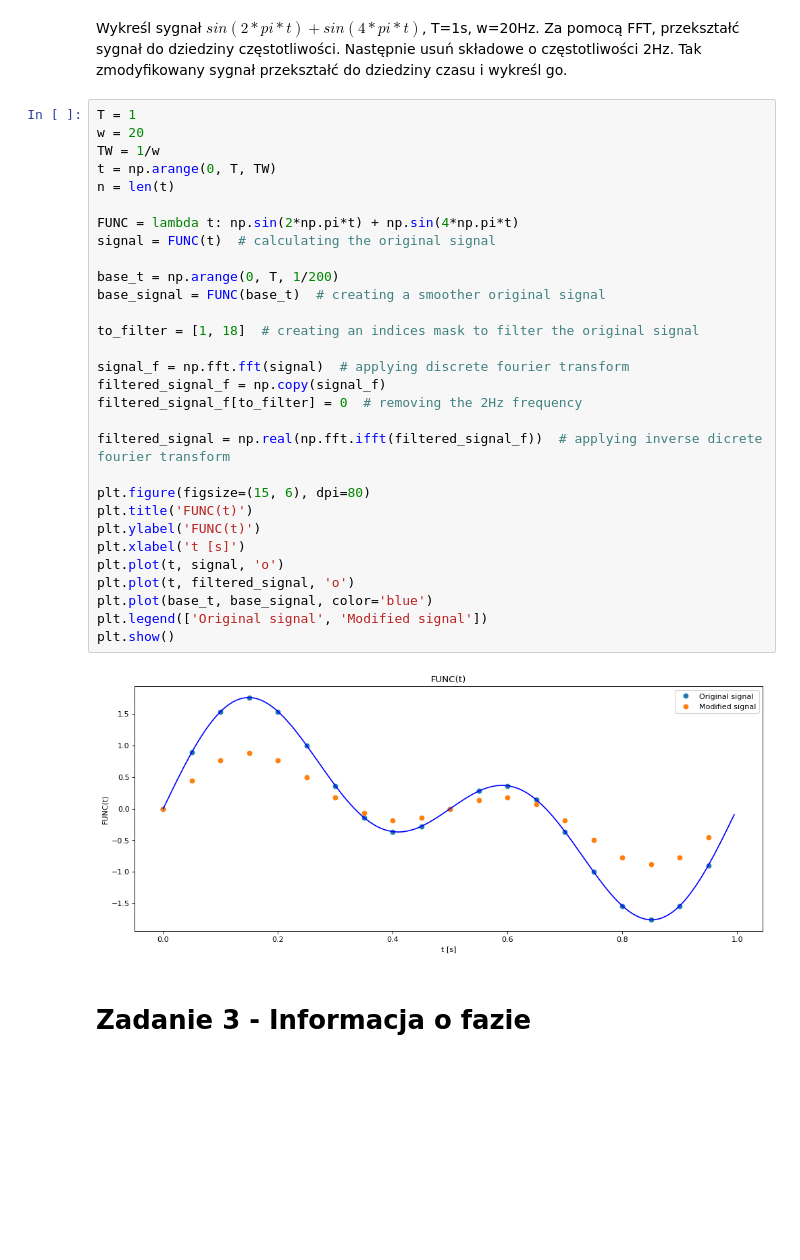
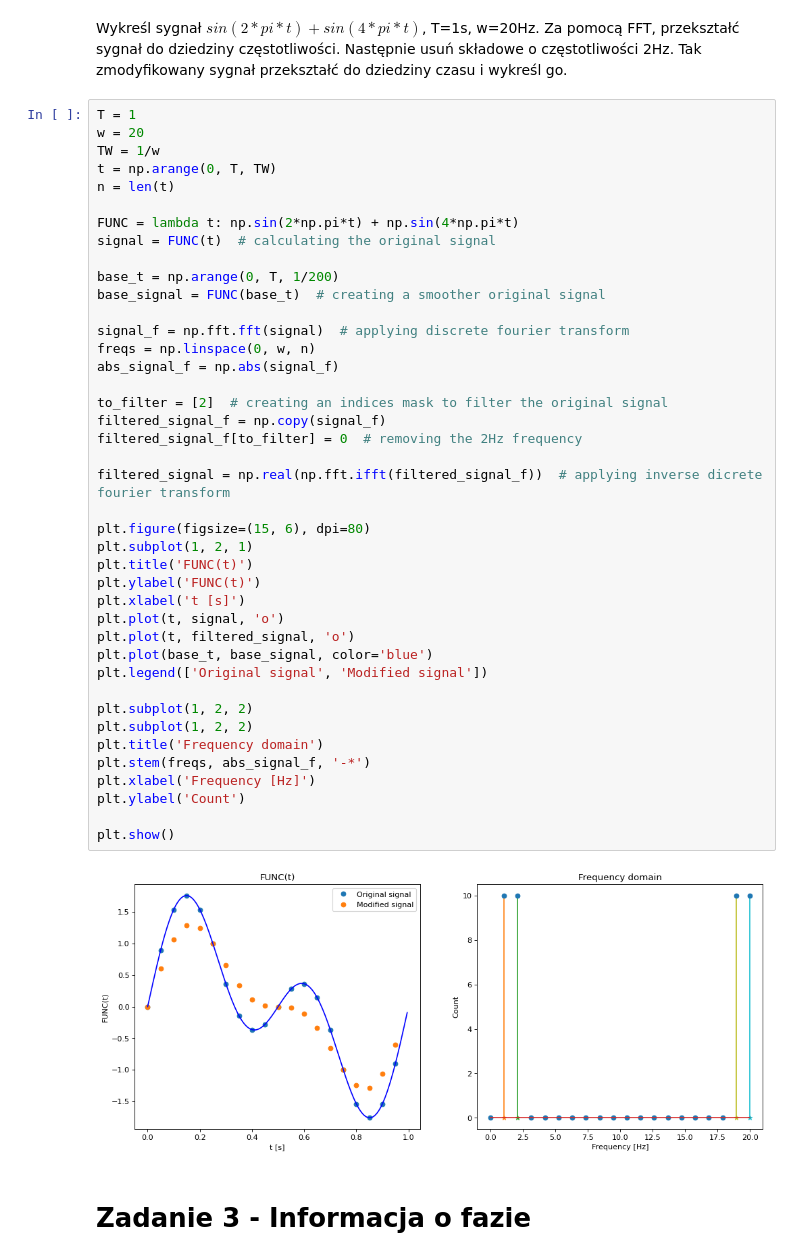
Before and after one commit to Domikado5/kck, a Jupyter notebook: lab9 - signals 2/145402_145280_sygnaly_2.ipynb, the cells around one changed output. Cells and saved outputs as stored; diff of their text form; blank space fills up the shorter version.

```diff
--- a/lab9 - signals 2/145402_145280_sygnaly_2.ipynb
+++ b/lab9 - signals 2/145402_145280_sygnaly_2.ipynb
@@ -61,35 +61,46 @@ Wykreśl sygnał $sin(2*pi*t) + sin(4*pi*t)$, T=1s, w=20Hz. Za pomocą FFT, prze
 # %%
 T = 1
 w = 20
 TW = 1/w
 t = np.arange(0, T, TW)
 n = len(t)
 
 FUNC = lambda t: np.sin(2*np.pi*t) + np.sin(4*np.pi*t)
 signal = FUNC(t)  # calculating the original signal
 
 base_t = np.arange(0, T, 1/200)
 base_signal = FUNC(base_t)  # creating a smoother original signal
 
-to_filter = [1, 18]  # creating an indices mask to filter the original signal
+signal_f = np.fft.fft(signal)  # applying discrete fourier transform
+freqs = np.linspace(0, w, n)
+abs_signal_f = np.abs(signal_f)
 
-signal_f = np.fft.fft(signal)  # applying discrete fourier transform
+to_filter = [2]  # creating an indices mask to filter the original signal
 filtered_signal_f = np.copy(signal_f)
 filtered_signal_f[to_filter] = 0  # removing the 2Hz frequency
 
 filtered_signal = np.real(np.fft.ifft(filtered_signal_f))  # applying inverse dicrete fourier transform
 
 plt.figure(figsize=(15, 6), dpi=80)
+plt.subplot(1, 2, 1)
 plt.title('FUNC(t)')
 plt.ylabel('FUNC(t)')
 plt.xlabel('t [s]')
 plt.plot(t, signal, 'o')
 plt.plot(t, filtered_signal, 'o')
 plt.plot(base_t, base_signal, color='blue')
 plt.legend(['Original signal', 'Modified signal'])
+
+plt.subplot(1, 2, 2)
+plt.subplot(1, 2, 2)
+plt.title('Frequency domain')
+plt.stem(freqs, abs_signal_f, '-*')
+plt.xlabel('Frequency [Hz]')
+plt.ylabel('Count')
+
 plt.show()
 # %% [output]
-[figure, old version]
+[figure, new version]
 # %% [markdown]
 # Zadanie 3 - Informacja o fazie
 # %% [markdown]
```
